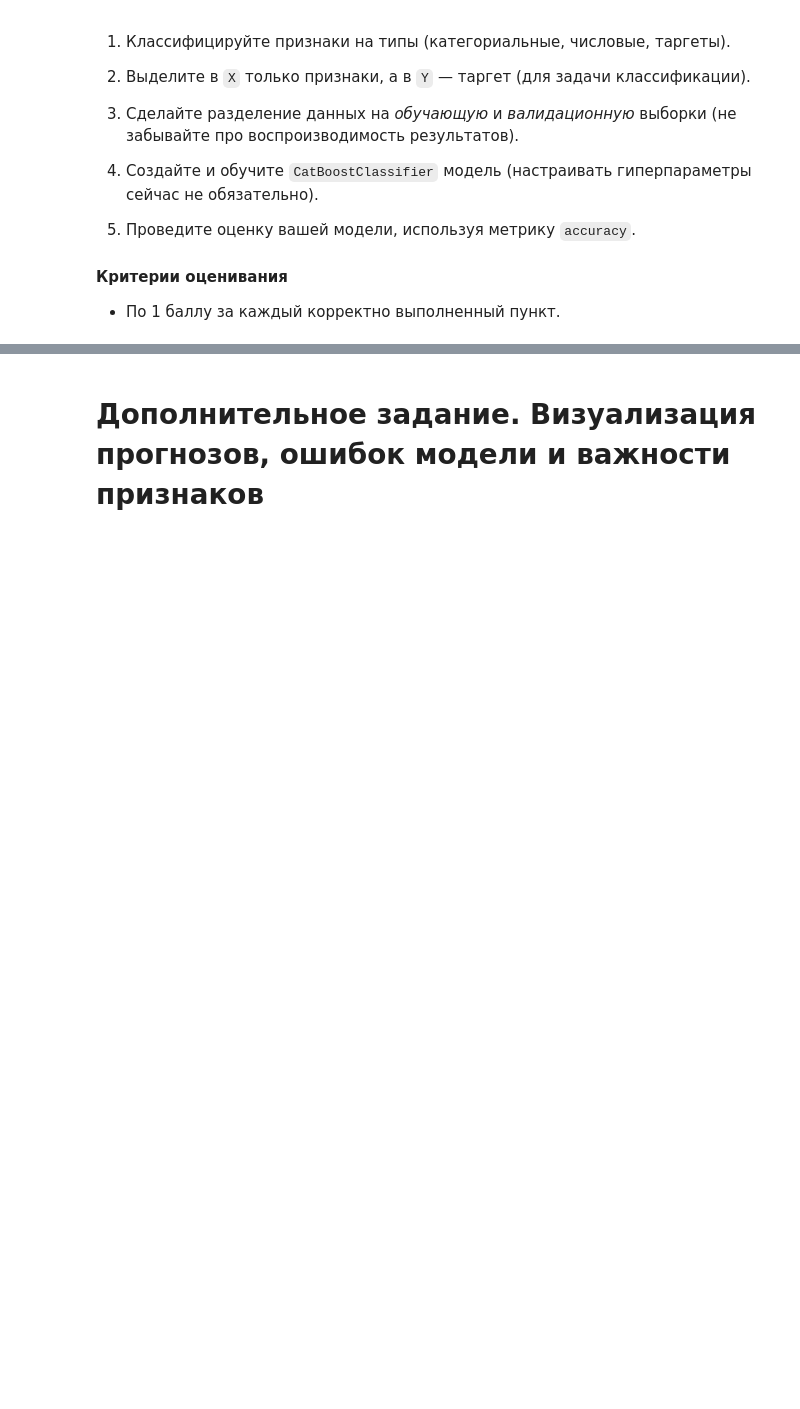
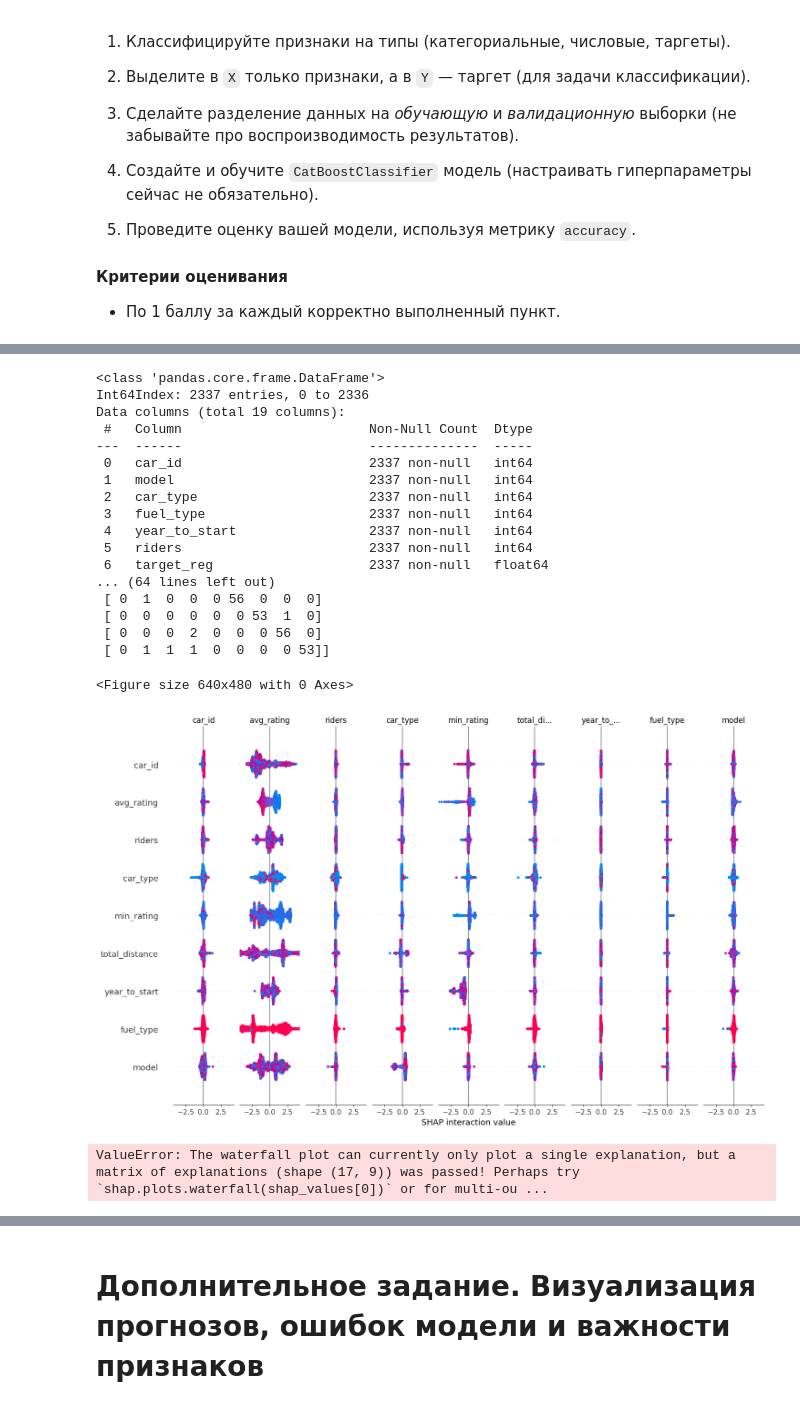
Before and after one commit to km-mipt-nlp-gen/ds_comp, a Jupyter notebook: mavropulo_konstantin_nikolayevich.ipynb, the cells around one changed output, grey strips where cells are left out. Drawn from its saved outputs; the diff is of its cells as text; code cells hidden in the pictures; blank space fills up the shorter version.

```diff
--- a/mavropulo_konstantin_nikolayevich.ipynb
+++ b/mavropulo_konstantin_nikolayevich.ipynb
@@ -1249,10 +1403,34 @@ from sklearn.metrics import accuracy_score
 # %%
-features2drop = [...] # то, что надо выбросить
-targets = [...] # таргеты
-cat_features = [...] # категориальные признаки
+features2drop = list(target_class_intersections_union) # то, что надо выбросить
+targets = ['target_class', 'target_reg'] # таргеты
 
-num_features = [...] # числовые признаки
+model, categorical_features, numerical_features = train_eval_method(target_class_selected_features_df, 'target_class', targets, features2drop, 'classification', True)
+
+cat_features = categorical_features # категориальные признаки
+
+num_features = numerical_features # числовые признаки
 
 print('Категориальные признаки:', len(cat_features), cat_features)
 print('Числовые признаки:', len(num_features), num_features)
 print('Целевые переменные', targets)
+# %% [output]
+<class 'pandas.core.frame.DataFrame'>
+Int64Index: 2337 entries, 0 to 2336
+Data columns (total 19 columns):
+ #   Column                        Non-Null Count  Dtype
+---  ------                        --------------  -----
+ 0   car_id                        2337 non-null   int64
+ 1   model                         2337 non-null   int64
+ 2   car_type                      2337 non-null   int64
+ 3   fuel_type                     2337 non-null   int64
+ 4   year_to_start                 2337 non-null   int64
+ 5   riders                        2337 non-null   int64
+ 6   target_reg                    2337 non-null   float64
+... (64 lines left out)
+ [ 0  1  0  0  0 56  0  0  0]
+ [ 0  0  0  0  0  0 53  1  0]
+ [ 0  0  0  2  0  0  0 56  0]
+ [ 0  1  1  1  0  0  0  0 53]]
+<Figure size 640x480 with 0 Axes>
+[figure, added]
+ValueError: The waterfall plot can currently only plot a single explanation, but a matrix of explanations (shape (17, 9)) was passed! Perhaps try `shap.plots.waterfall(shap_values[0])` or for multi-ou ...
```
Also changed, not shown: parts of 27 cells of this notebook.
